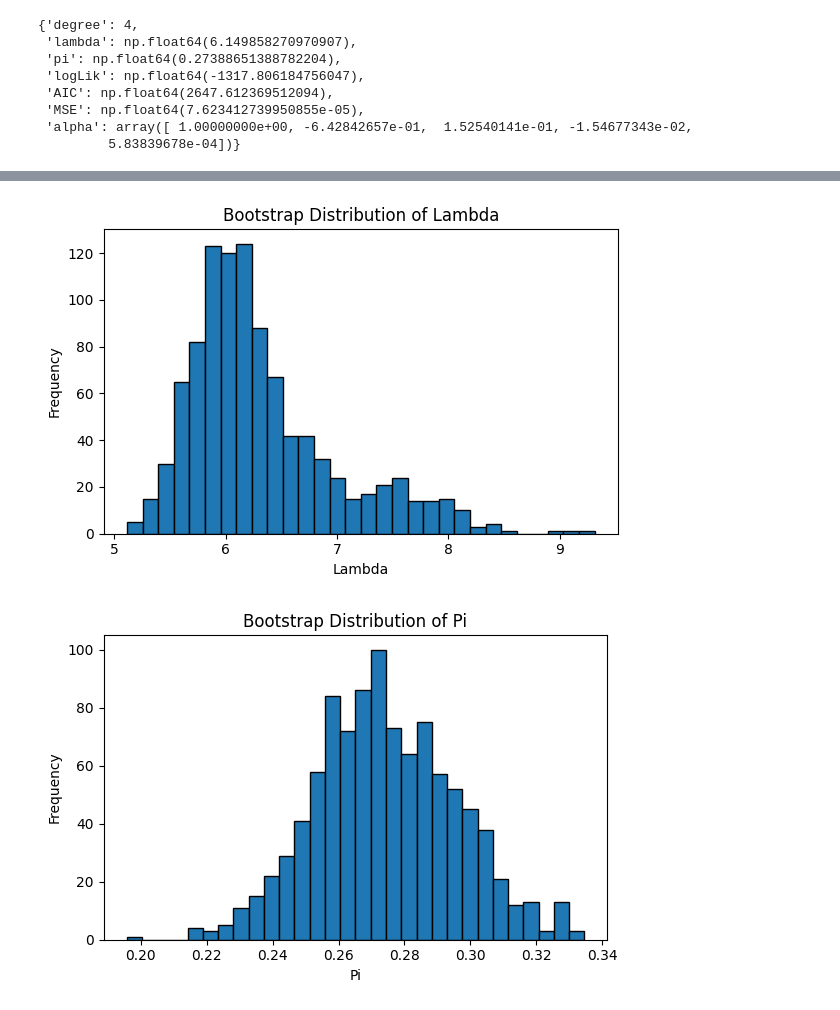
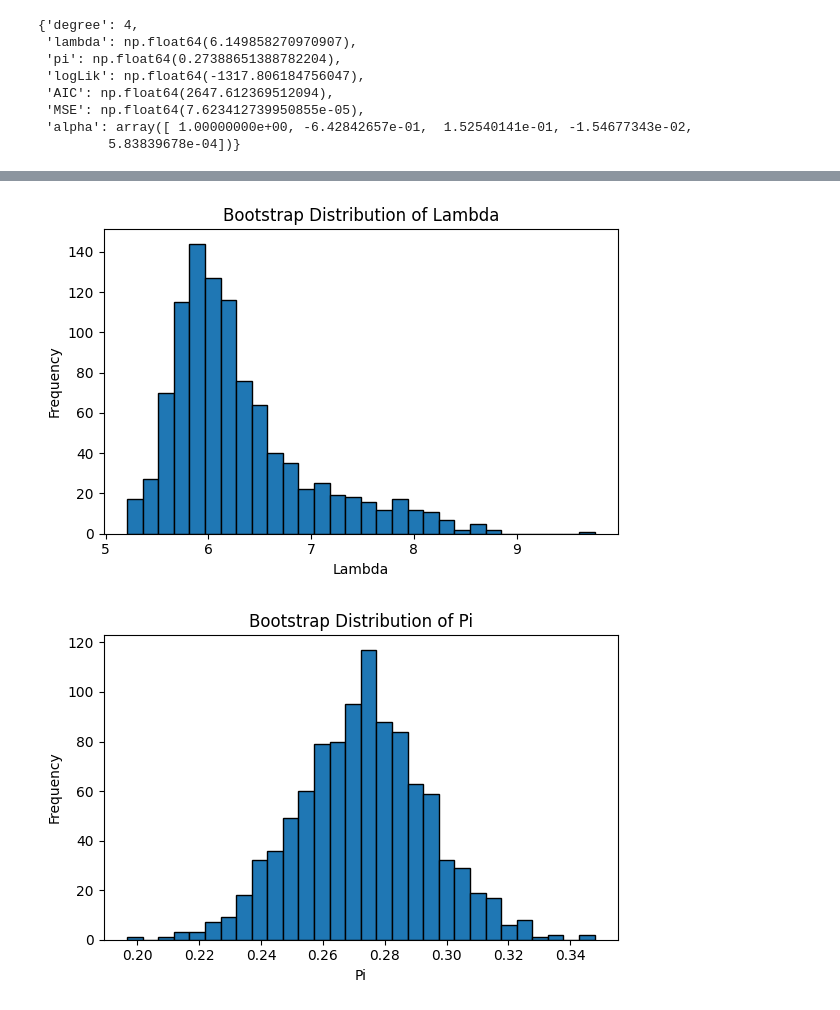
Before and after one commit to zongseung/statistic, a Jupyter notebook: zPAP/zPAP_multimodal.ipynb, the cells around one changed output, grey strips where cells are left out. Drawn from its saved outputs; the diff is of its cells as text; code cells hidden in the pictures.

Commit message:
+ bootstrap

```diff
--- a/zPAP/zPAP_multimodal.ipynb
+++ b/zPAP/zPAP_multimodal.ipynb
@@ -751,0 +787,11 @@ Success 1000/1000 (Try 1000): λ=6.5098, π=0.2625, α=[ 1.000e+00 -5.963e-01  1
+# %%
+res = bootstrap_zipap_with_params_and_timing(
+    y_all,
+    degree=4,
+    n_boot=1000,
+    init_theta= theta_init,   # 원 데이터 MLE
+    random_seed=42,
+    alpha_thresh=1e3,
+    max_tries=1000,
+    report_interval=100   # 100개 모일 때마다 시간 출력
+)
@@ -890,9 +948,9 @@ import matplotlib.pyplot as plt
 # result = bootstrap_zipap(y_all, 4, n_boot=100, random_seed=42)
 
 # 1) 파라미터 꺼내기
-lams   = boot_res['lambda']          # shape = (100,)
-pis    = boot_res['pi']              # shape = (100,)
-alphas = boot_res['alpha']           # shape = (100, alpha_len)
+lams   = res['lambda']          # shape = (100,)
+pis    = res['pi']              # shape = (100,)
+alphas = res['alpha']           # shape = (100, alpha_len)
 
 # --- Lambda 히스토그램 ---
 plt.figure(figsize=(6,4))
@@ -907,32 +965,32 @@ plt.show()
 plt.figure(figsize=(6,4))
 plt.hist(pis, bins=30, edgecolor='black')
 plt.title('Bootstrap Distribution of Pi')
 plt.xlabel('Pi')
 plt.ylabel('Frequency')
 plt.tight_layout()
 plt.show()
 
 # --- Alpha 컴포넌트별 히스토그램 ---
 num_alpha = alphas.shape[1]
 ncols     = 3
 nrows     = math.ceil(num_alpha / ncols)
 
 fig, axs = plt.subplots(nrows, ncols, figsize=(5*ncols, 4*nrows))
 axs = axs.flatten()
 
 for j in range(num_alpha):
     ax = axs[j]
     ax.hist(alphas[:, j], bins=30, edgecolor='black')
     ax.set_title(f'alpha[{j}] Distribution')
     ax.set_xlabel('Value')
     ax.set_ylabel('Frequency')
 
 # 남은 subplot 숨기기
 for k in range(num_alpha, len(axs)):
     axs[k].axis('off')
 
 plt.tight_layout()
 plt.show()
 # %% [output]
-[figure, old version]
+[figure, new version]
-[figure, old version]
+[figure, new version]
```
Also changed, not shown: parts of 16 cells of this notebook, 1 other file.
